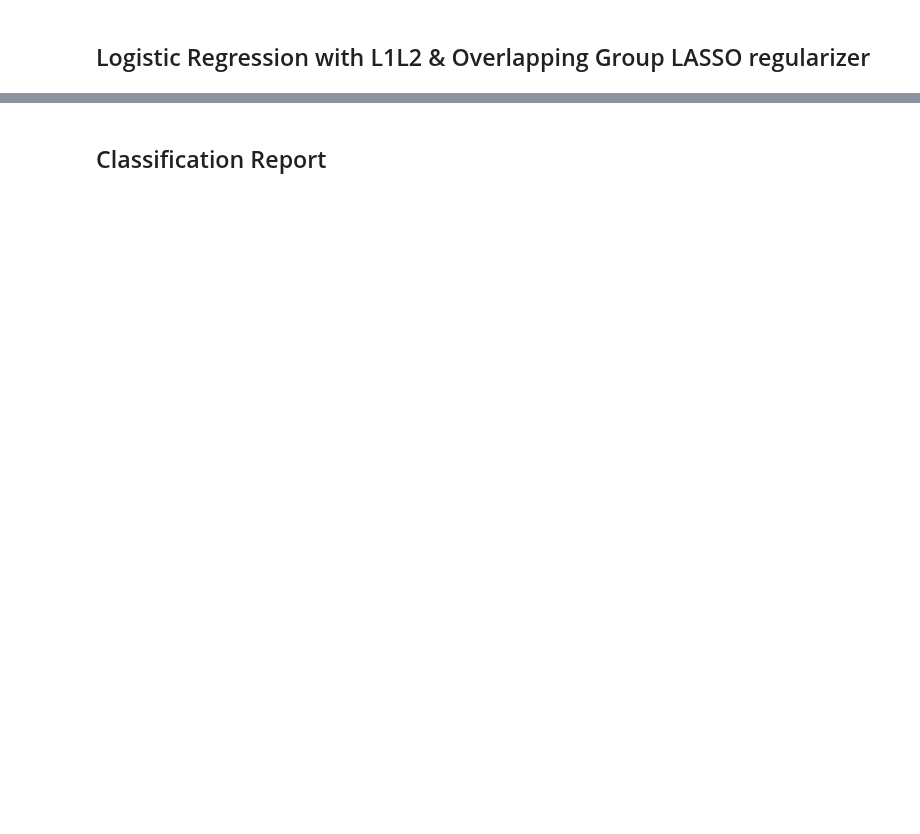
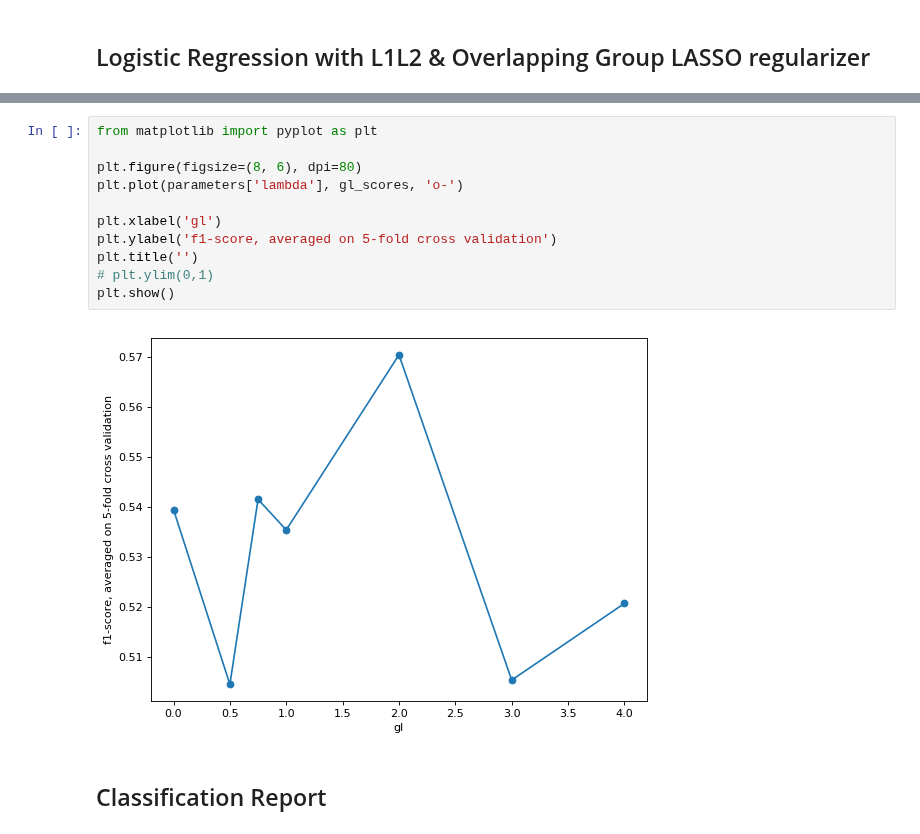
Before and after one commit to JonnyTran/microRNA-Lung-Cancer-Associations, a Jupyter notebook: notebooks/miRNA-gene_exp.ipynb, the cells around one changed output, grey strips where cells are left out. Saved outputs shown, nothing was run; the diff lists cells and outputs as text; blank space fills up the shorter version.

```diff
--- a/notebooks/miRNA-gene_exp.ipynb
+++ b/notebooks/miRNA-gene_exp.ipynb
@@ -323,3 +414,16 @@ Non-zero: 412
+# %%
+from matplotlib import pyplot as plt
+
+plt.figure(figsize=(8, 6), dpi=80)
+plt.plot(parameters['lambda'], gl_scores, 'o-')
+
+plt.xlabel('gl')
+plt.ylabel('f1-score, averaged on 5-fold cross validation')
+plt.title('')
+# plt.ylim(0,1)
+plt.show()
+# %% [output]
+[figure, added]
 # %% [markdown]
 
 ## Classification Report
```
Also changed, not shown: parts of 18 cells of this notebook, 1 other file.
